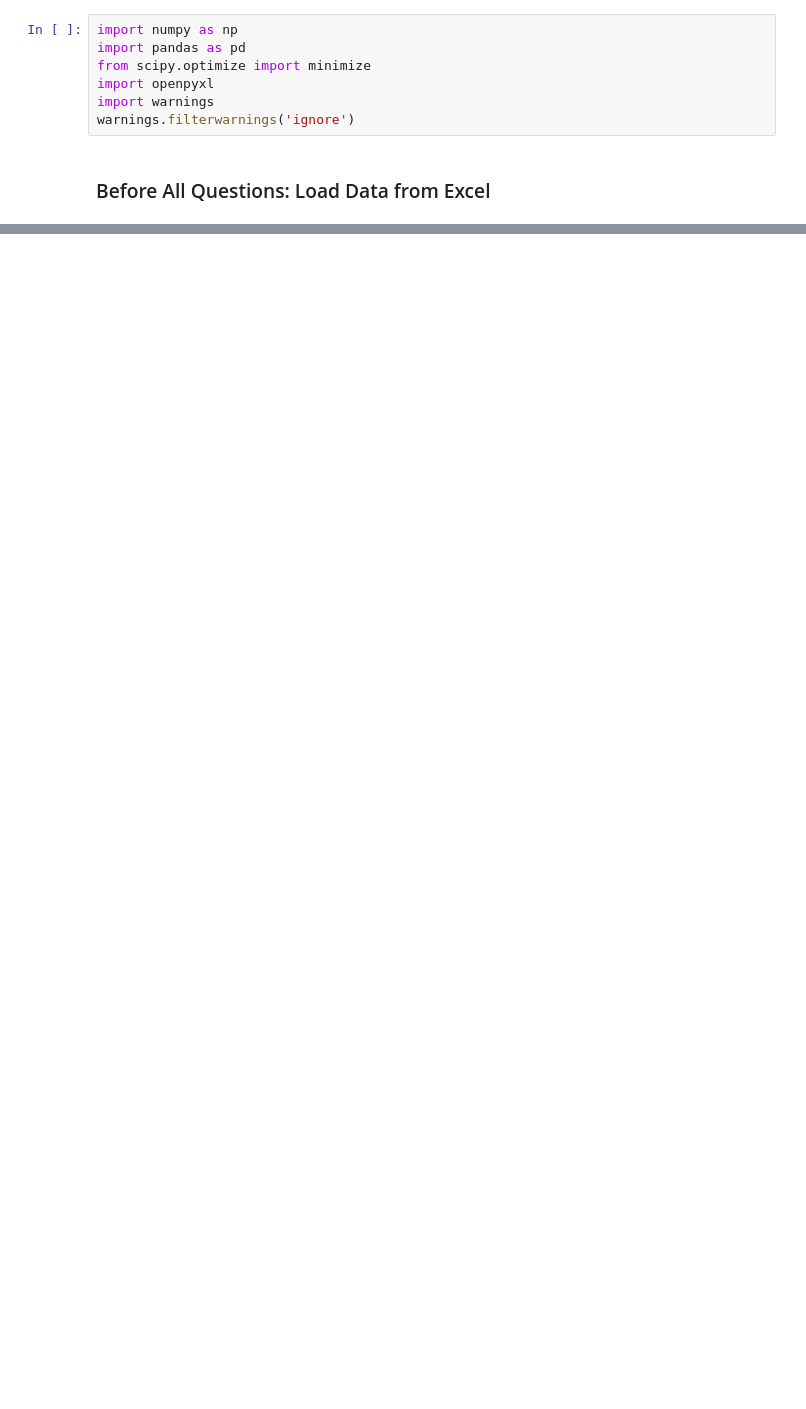
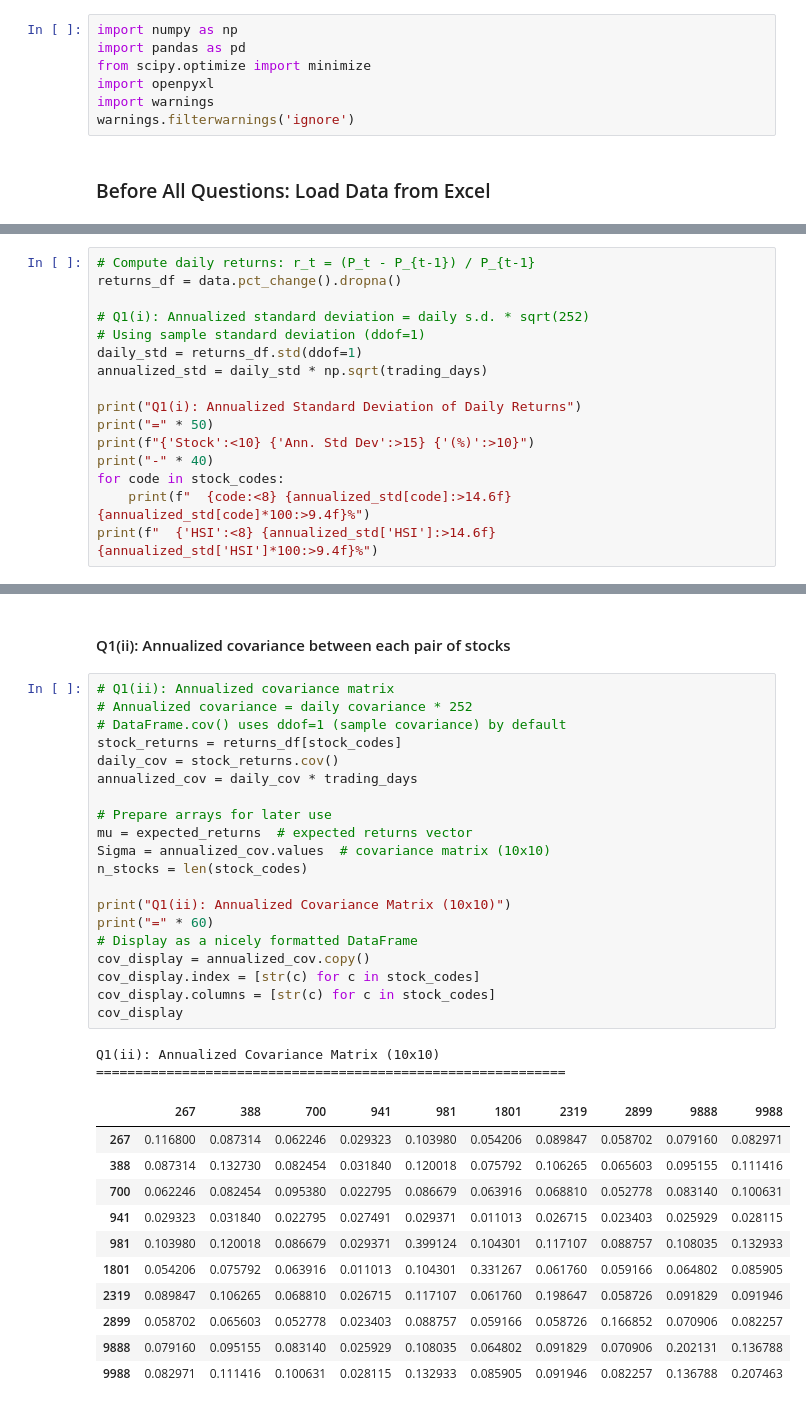
Before and after one commit to AugustusXu/cmsc5718, a Jupyter notebook: Assignments/A2/A2.ipynb, the cells around one changed output, grey strips where cells are left out. Saved outputs shown, nothing was run; the diff lists cells and outputs as text; blank space fills up the shorter version.

```diff
--- a/Assignments/A2/A2.ipynb
+++ b/Assignments/A2/A2.ipynb
@@ -85,0 +51,16 @@ Expected returns:
+# %%
+# Compute daily returns: r_t = (P_t - P_{t-1}) / P_{t-1}
+returns_df = data.pct_change().dropna()
+
+# Q1(i): Annualized standard deviation = daily s.d. * sqrt(252)
+# Using sample standard deviation (ddof=1)
+daily_std = returns_df.std(ddof=1)
+annualized_std = daily_std * np.sqrt(trading_days)
+
+print("Q1(i): Annualized Standard Deviation of Daily Returns")
+print("=" * 50)
+print(f"{'Stock':<10} {'Ann. Std Dev':>15} {'(%)':>10}")
+print("-" * 40)
+for code in stock_codes:
+    print(f"  {code:<8} {annualized_std[code]:>14.6f} {annualized_std[code]*100:>9.4f}%")
+print(f"  {'HSI':<8} {annualized_std['HSI']:>14.6f} {annualized_std['HSI']*100:>9.4f}%")
@@ -85,0 +83,36 @@ Expected returns:
+# %% [markdown]
+#### Q1(ii): Annualized covariance between each pair of stocks
+# %%
+# Q1(ii): Annualized covariance matrix
+# Annualized covariance = daily covariance * 252
+# DataFrame.cov() uses ddof=1 (sample covariance) by default
+stock_returns = returns_df[stock_codes]
+daily_cov = stock_returns.cov()
+annualized_cov = daily_cov * trading_days
+
+# Prepare arrays for later use
+mu = expected_returns  # expected returns vector
+Sigma = annualized_cov.values  # covariance matrix (10x10)
+n_stocks = len(stock_codes)
+
+print("Q1(ii): Annualized Covariance Matrix (10x10)")
+print("=" * 60)
+# Display as a nicely formatted DataFrame
+cov_display = annualized_cov.copy()
+cov_display.index = [str(c) for c in stock_codes]
+cov_display.columns = [str(c) for c in stock_codes]
+cov_display
+# %% [output]
+Q1(ii): Annualized Covariance Matrix (10x10)
+============================================================
+|  | 267 | 388 | 700 | 941 | 981 | 1801 | 2319 | 2899 | 9888 | 9988 |
+| 267 | 0.116800 | 0.087314 | 0.062246 | 0.029323 | 0.103980 | 0.054206 | 0.089847 | 0.058702 | 0.079160 | 0.082971 |
+| 388 | 0.087314 | 0.132730 | 0.082454 | 0.031840 | 0.120018 | 0.075792 | 0.106265 | 0.065603 | 0.095155 | 0.111416 |
+| 700 | 0.062246 | 0.082454 | 0.095380 | 0.022795 | 0.086679 | 0.063916 | 0.068810 | 0.052778 | 0.083140 | 0.100631 |
+| 941 | 0.029323 | 0.031840 | 0.022795 | 0.027491 | 0.029371 | 0.011013 | 0.026715 | 0.023403 | 0.025929 | 0.028115 |
+| 981 | 0.103980 | 0.120018 | 0.086679 | 0.029371 | 0.399124 | 0.104301 | 0.117107 | 0.088757 | 0.108035 | 0.132933 |
+| 1801 | 0.054206 | 0.075792 | 0.063916 | 0.011013 | 0.104301 | 0.331267 | 0.061760 | 0.059166 | 0.064802 | 0.085905 |
+| 2319 | 0.089847 | 0.106265 | 0.068810 | 0.026715 | 0.117107 | 0.061760 | 0.198647 | 0.058726 | 0.091829 | 0.091946 |
+| 2899 | 0.058702 | 0.065603 | 0.052778 | 0.023403 | 0.088757 | 0.059166 | 0.058726 | 0.166852 | 0.070906 | 0.082257 |
+| 9888 | 0.079160 | 0.095155 | 0.083140 | 0.025929 | 0.108035 | 0.064802 | 0.091829 | 0.070906 | 0.202131 | 0.136788 |
+| 9988 | 0.082971 | 0.111416 | 0.100631 | 0.028115 | 0.132933 | 0.085905 | 0.091946 | 0.082257 | 0.136788 | 0.207463 |
```
Also changed, not shown: parts of 18 cells of this notebook, 1 other file.
